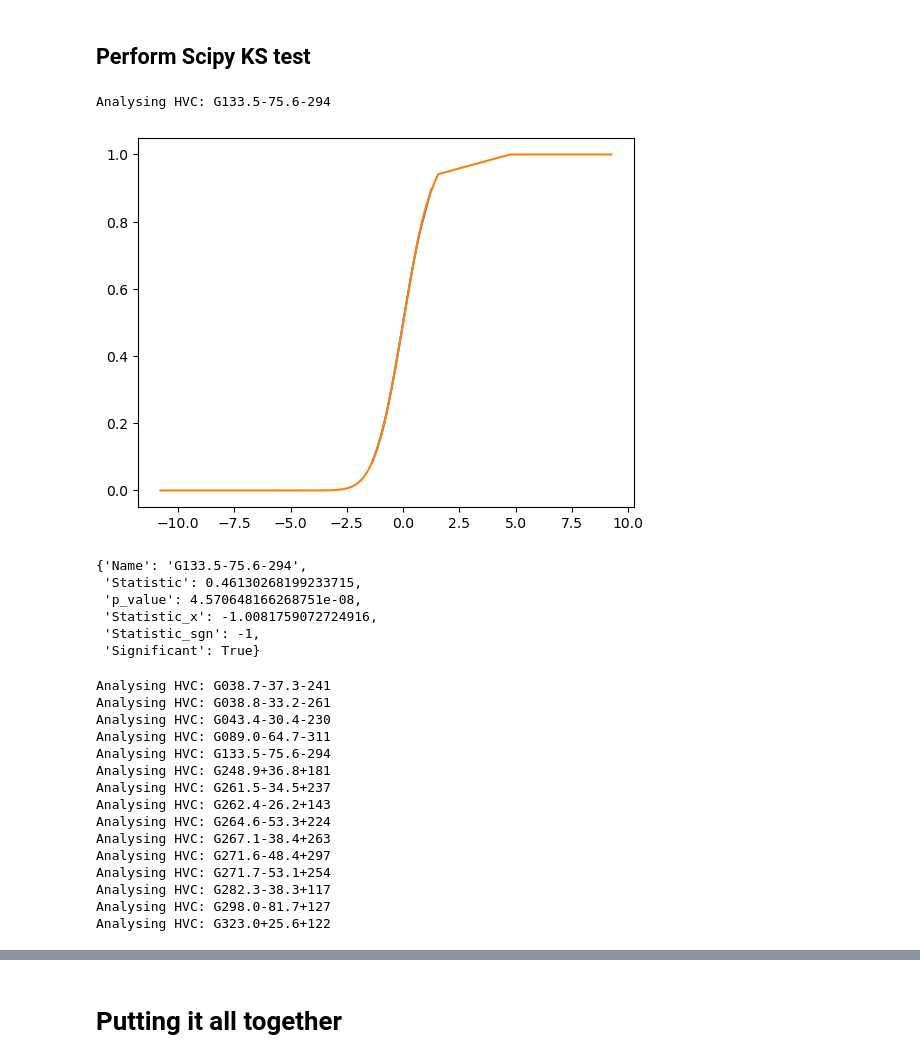
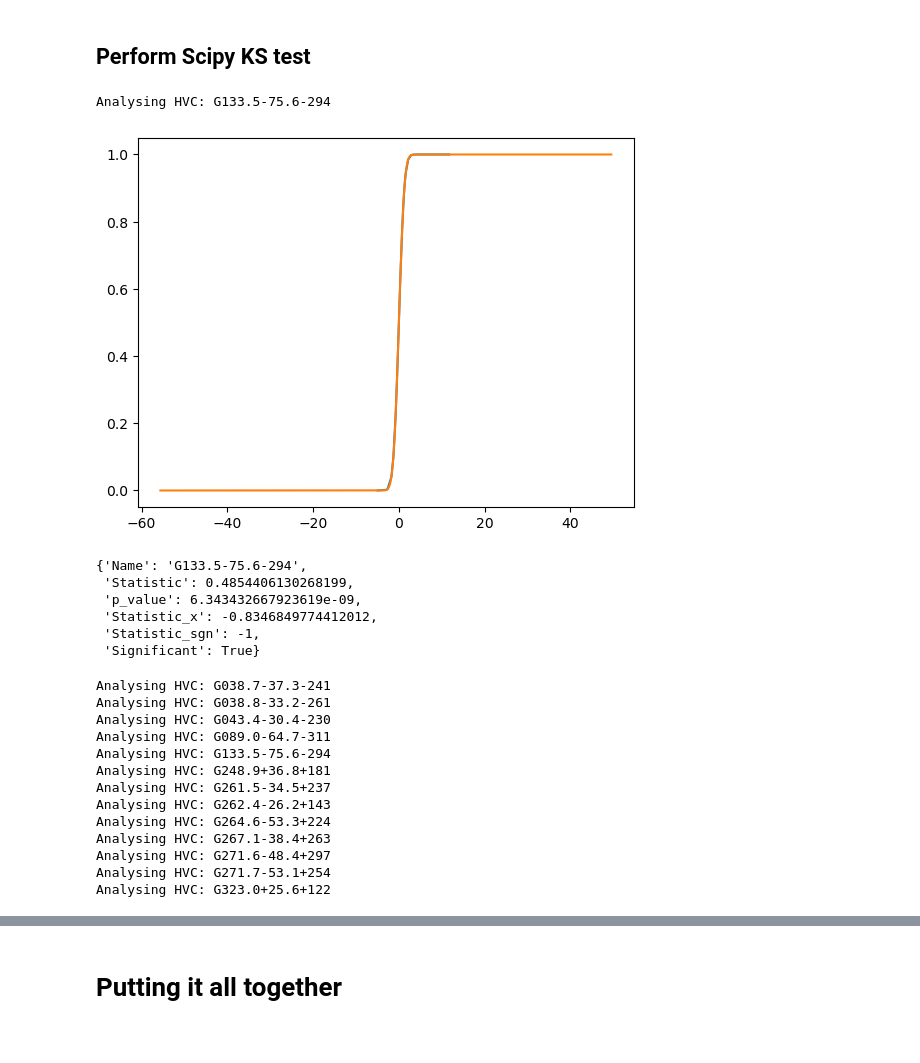
Before and after one commit to Olivex727/hvc-magnetic-honours-programs, a Jupyter notebook: synthesis/KStest.ipynb, the cells around one changed output, grey strips where cells are left out. Drawn from its saved outputs; the diff is of its cells as text; code cells hidden in the pictures.

```diff
--- a/synthesis/KStest.ipynb
+++ b/synthesis/KStest.ipynb
@@ -3,12 +3,12 @@ import sys
 sys.path.append('C://Users/olive/OneDrive - Australian National University/Honours-Olivia/Programs/honours/standard_modules')
 sys.path.append('C://Users/olive/OneDrive - Australian National University/Honours-Olivia/Programs/honours/project')
 
-from collation import collator, hvc_snapshot as snap
+from collation import collator, hvc_snapshot as snap, collation_tools as ct
 from synthesis import hvc_looper as hvcl, magnetic_field_derivation as mfd
 
 collated_data = collator.data_whole_sky(False, load_data=["../data_processed/proc_rms","../data_processed/proc_hvcs"], h1_img="../data_catalog/hi4pi-hvc-nhi-car.fits", override_RMs=True)
 
-master_hvcs = hvcl.load_HVCs(collated_data, hvc_indicies=[0, 1, 2, 3, 4, 5, 6, 7, 9, 10, 12, 13, 16, 22, 24])
+master_hvcs = hvcl.load_HVCs(collated_data, hvc_indicies=[0, 1, 2, 3, 4, 5, 6, 7, 9, 10, 12, 13, 24])
 # %% [output]
 === WHOLE-SKY DATA COLLATION ===
 Gathering data ...
@@ -91,7 +91,7 @@ import scipy.stats as stats
 from astropy.table import Table
 
 def column_to_array(data):
-    return np.sort(data.data*1e6)
+    return np.sort(data.data)
 
 def split_RMs(RMs, centre, max_distance):
     mask = np.zeros(len(RMs), dtype=bool)
@@ -114,40 +114,40 @@ def make_cdfs(inner, outer):
     outer_data = outer
     outer_cdf = stats.norm.cdf(outer_data)
 
     return inner_data, inner_cdf, outer_data, outer_cdf
 
 def KStest_single(snapshots, index = 0, show = False, dict_answer=True, p_value=0.05):
     hvc_snap = snapshots[index]
     inner_rms, outer_rms = split_RMs(hvc_snap["RMs"],hvc_snap["HVC"]["SkyCoord"], morph_ring(hvc_snap))
-    inner = column_to_array(inner_rms["B_virtual [int]"])
-    outer = column_to_array(outer_rms["B_virtual [int]"])
+    inner = column_to_array(inner_rms["RM"])
+    outer = column_to_array(outer_rms["RM"])
 
     print("Analysing HVC: " + hvc_snap["HVC"]["Name"])
     #print(len(outer), len(inner))
     #print(morph_ring(hvc_snap))
 
     if show:
         inner_data, inner_cdf, outer_data, outer_cdf = make_cdfs(inner, outer)
 
         plt.plot(inner_data, inner_cdf)
         plt.plot(outer_data, outer_cdf)
         plt.show()
 
     ks_test = stats.ks_2samp(inner, outer)#, nan_policy='omit')
 
     if not dict_answer:
         return ks_test
     else:
         return {"Name":hvc_snap["HVC"]["Name"], "Statistic":ks_test.statistic, "p_value":ks_test.pvalue, "Statistic_x":ks_test.statistic_location, "Statistic_sgn":ks_test.statistic_sign, "Significant": ks_test.pvalue < p_value}
 
 KStest_single(master_hvcs, show=True, index=4)
 # %% [output]
 Analysing HVC: G133.5-75.6-294
-[figure, old version]
+[figure, new version]
 {'Name': 'G133.5-75.6-294',
- 'Statistic': 0.46130268199233715,
- 'p_value': 4.570648166268751e-08,
- 'Statistic_x': -1.0081759072724916,
+ 'Statistic': 0.4854406130268199,
+ 'p_value': 6.343432667923619e-09,
+ 'Statistic_x': -0.8346849774412012,
  'Statistic_sgn': -1,
  'Significant': True}
 # %%
@@ -171,7 +171,5 @@ Analysing HVC: G264.6-53.3+224
 Analysing HVC: G267.1-38.4+263
 Analysing HVC: G271.6-48.4+297
 Analysing HVC: G271.7-53.1+254
-Analysing HVC: G282.3-38.3+117
-Analysing HVC: G298.0-81.7+127
 Analysing HVC: G323.0+25.6+122
 # %%
```
Also changed, not shown: parts of 2 cells of this notebook, 1 other file.
